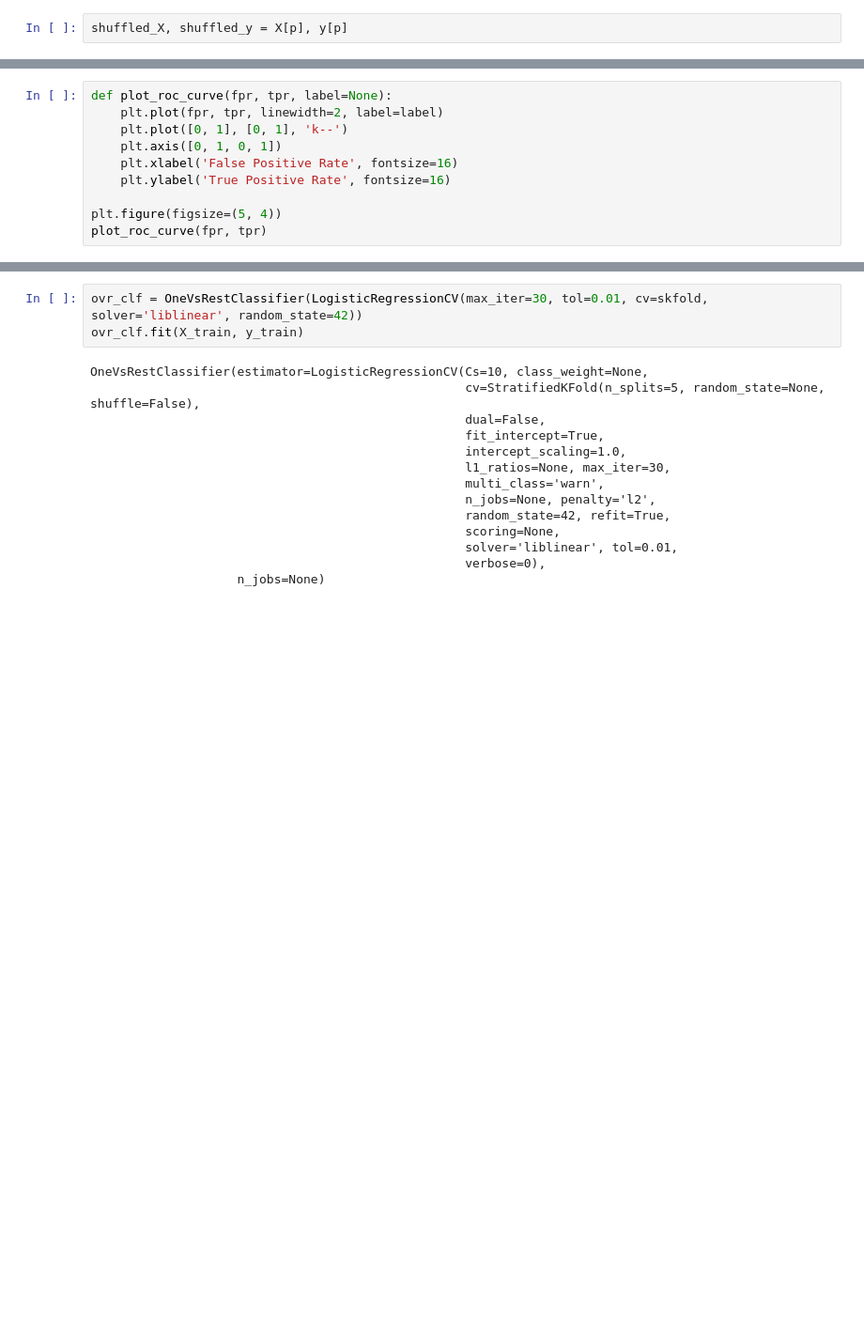
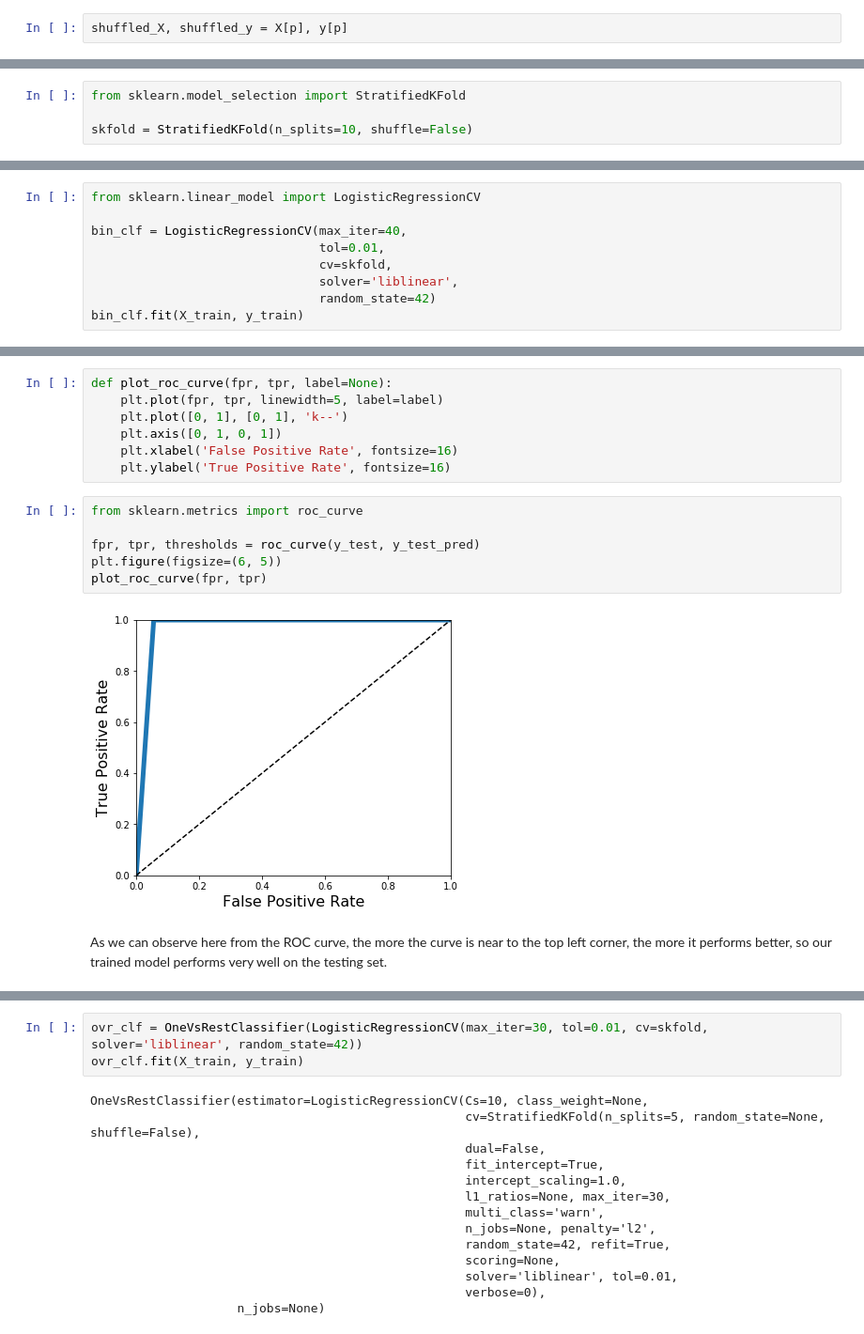
Before and after one commit to YahyaAlaaMassoud/CSI5139-CNNs, a Jupyter notebook: Assignment1/binary_classification.ipynb, the cells around one changed output, grey strips where cells are left out. Shown at 94% size. Saved outputs shown, nothing was run; the diff lists cells and outputs as text; blank space fills up the shorter version.

```diff
--- a/Assignment1/binary_classification.ipynb
+++ b/Assignment1/binary_classification.ipynb
@@ -353,10 +266,0 @@ print(fpr, tpr, thresholds)
-# %%
-def plot_roc_curve(fpr, tpr, label=None):
-    plt.plot(fpr, tpr, linewidth=2, label=label)
-    plt.plot([0, 1], [0, 1], 'k--')
-    plt.axis([0, 1, 0, 1])
-    plt.xlabel('False Positive Rate', fontsize=16)
-    plt.ylabel('True Positive Rate', fontsize=16)
-
-plt.figure(figsize=(5, 4))
-plot_roc_curve(fpr, tpr)
@@ -480,0 +287,4 @@ And the confusion matrix:
+# %%
+from sklearn.model_selection import StratifiedKFold
+
+skfold = StratifiedKFold(n_splits=10, shuffle=False)
@@ -480,0 +304,9 @@ And the confusion matrix:
+# %%
+from sklearn.linear_model import LogisticRegressionCV
+
+bin_clf = LogisticRegressionCV(max_iter=40,
+                               tol=0.01,
+                               cv=skfold,
+                               solver='liblinear',
+                               random_state=42)
+bin_clf.fit(X_train, y_train)
@@ -480,0 +391,17 @@ And the confusion matrix:
+# %%
+def plot_roc_curve(fpr, tpr, label=None):
+    plt.plot(fpr, tpr, linewidth=5, label=label)
+    plt.plot([0, 1], [0, 1], 'k--')
+    plt.axis([0, 1, 0, 1])
+    plt.xlabel('False Positive Rate', fontsize=16)
+    plt.ylabel('True Positive Rate', fontsize=16)
+# %%
+from sklearn.metrics import roc_curve
+
+fpr, tpr, thresholds = roc_curve(y_test, y_test_pred)
+plt.figure(figsize=(6, 5))
+plot_roc_curve(fpr, tpr)
+# %% [output]
+[figure, added]
+# %% [markdown]
+As we can observe here from the ROC curve, the more the curve is near to the top left corner, the more it performs better, so our trained model performs very well on the testing set.
```
Also changed, not shown: parts of 84 cells of this notebook.
